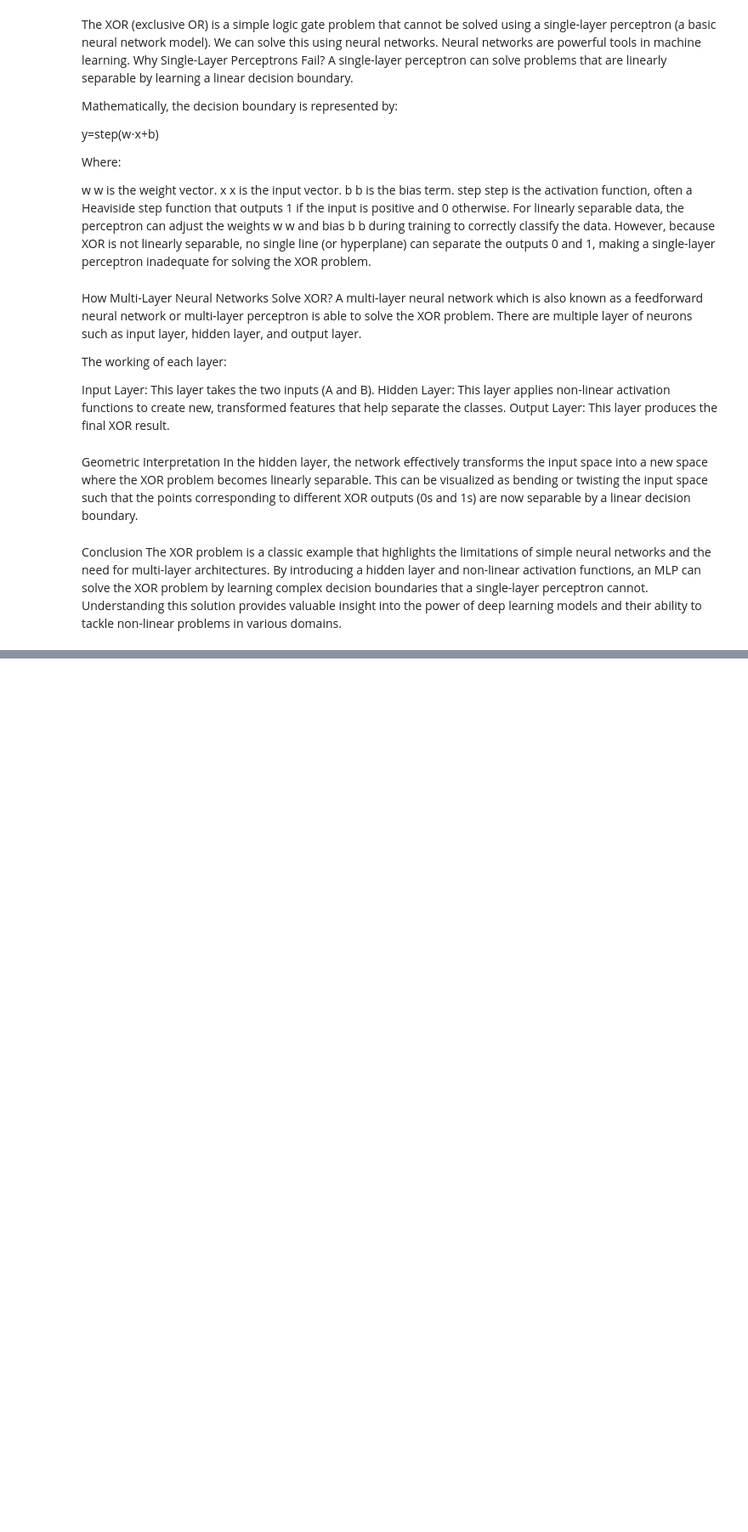
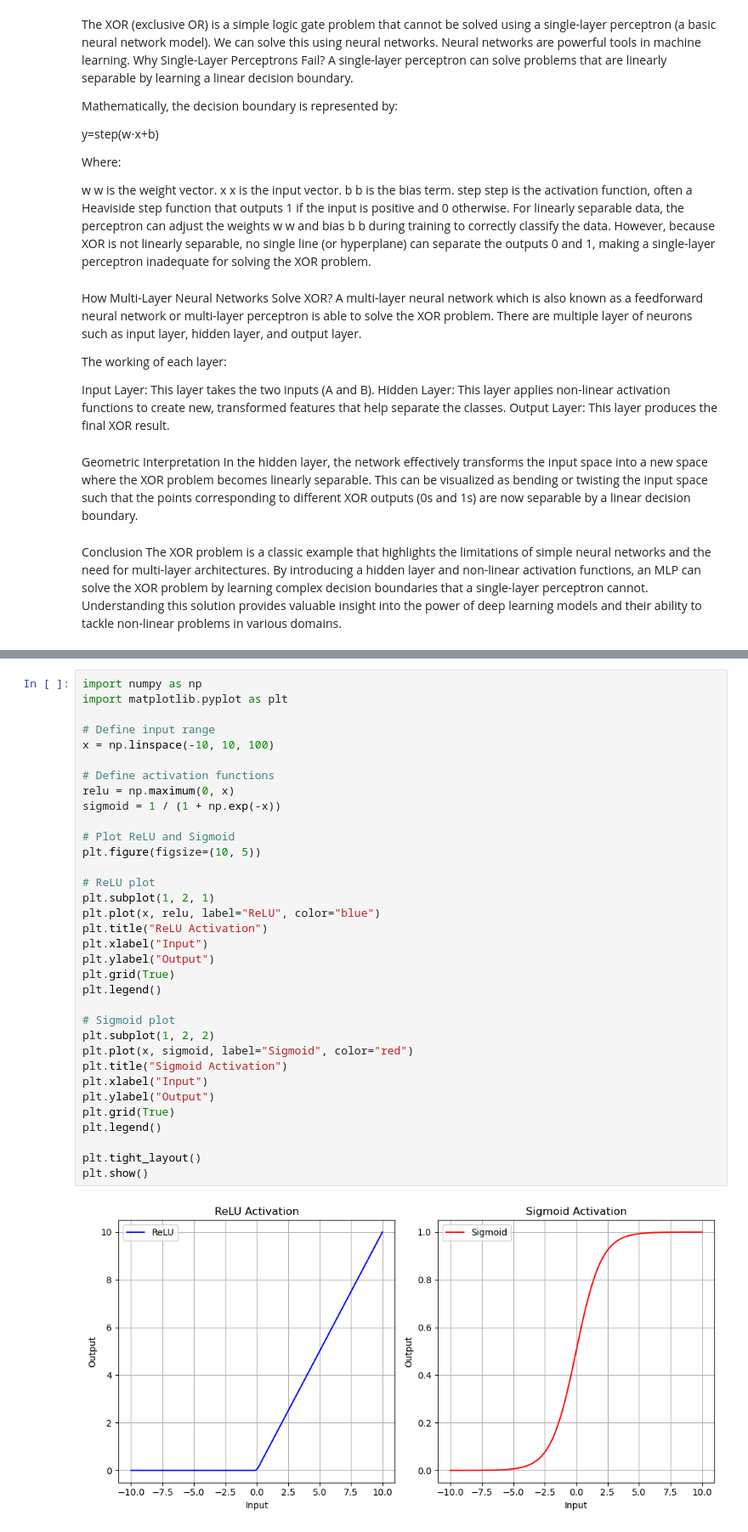
Before and after one commit to kelvinprabhu/DeepLearning_MSAIML, a Jupyter notebook: XOR.ipynb, the cells around one changed output, grey strips where cells are left out. Shown: that part at 85% size. Cells and saved outputs as stored; diff of their text form; blank space fills up the shorter version.

```diff
--- a/XOR.ipynb
+++ b/XOR.ipynb
@@ -105,0 +133,36 @@ The XOR problem is a classic example that highlights the limitations of simple n
+# %%
+import numpy as np
+import matplotlib.pyplot as plt
+
+# Define input range
+x = np.linspace(-10, 10, 100)
+
+# Define activation functions
+relu = np.maximum(0, x)
+sigmoid = 1 / (1 + np.exp(-x))
+
+# Plot ReLU and Sigmoid
+plt.figure(figsize=(10, 5))
+
+# ReLU plot
+plt.subplot(1, 2, 1)
+plt.plot(x, relu, label="ReLU", color="blue")
+plt.title("ReLU Activation")
+plt.xlabel("Input")
+plt.ylabel("Output")
+plt.grid(True)
+plt.legend()
+
+# Sigmoid plot
+plt.subplot(1, 2, 2)
+plt.plot(x, sigmoid, label="Sigmoid", color="red")
+plt.title("Sigmoid Activation")
+plt.xlabel("Input")
+plt.ylabel("Output")
+plt.grid(True)
+plt.legend()
+
+plt.tight_layout()
+plt.show()
+# %% [output]
+[figure, added]
```
Also changed, not shown: parts of 2 cells of this notebook.
